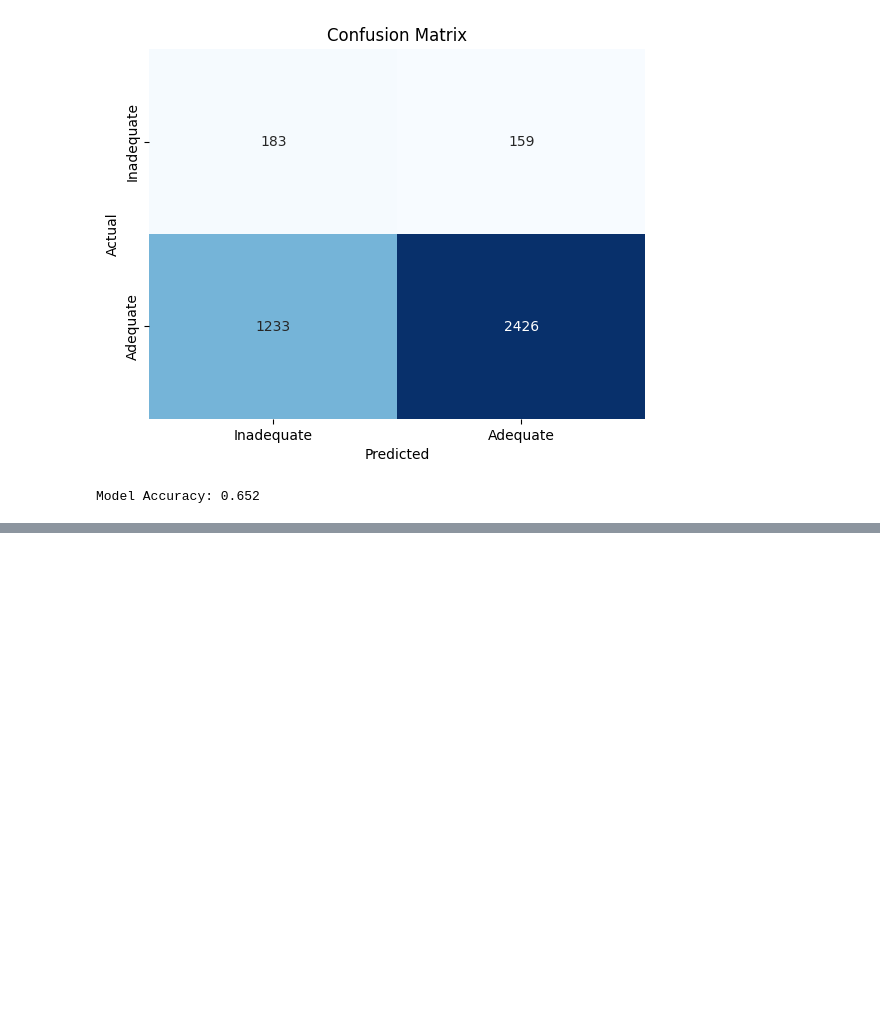
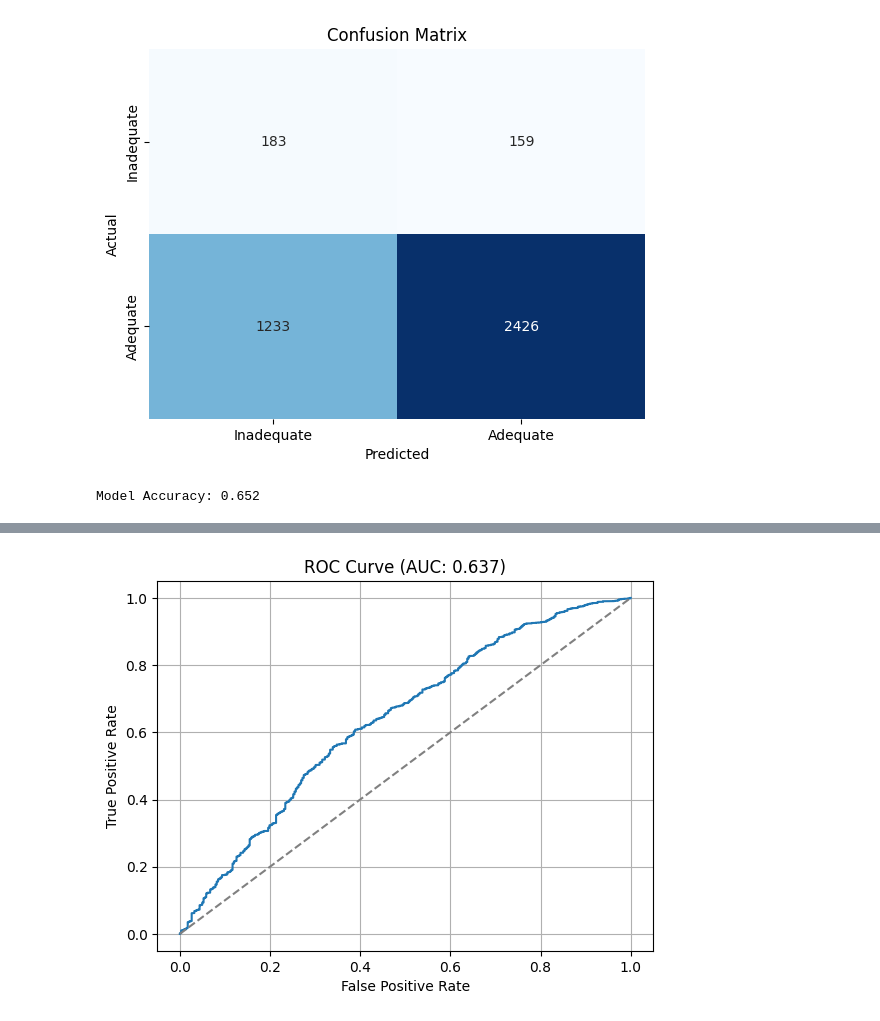
Before and after one commit to DiegoOlaya/rental-housing-cost, a Jupyter notebook: notebooks/supervised_models/logistic_regression.ipynb, the cells around one changed output, grey strips where cells are left out. Saved outputs shown, nothing was run; the diff lists cells and outputs as text; code cells hidden in the pictures; blank space fills up the shorter version.

Commit message:
Add model with non-balanced training set.

```diff
--- a/notebooks/supervised_models/logistic_regression.ipynb
+++ b/notebooks/supervised_models/logistic_regression.ipynb
@@ -186,0 +189,4 @@ Model Accuracy: 0.652
+# %%
+nos_train = pd.concat([not_adequate_train, adequate_train])
+nos_num_only_mod = sm.Logit(nos_train['ADEQUACY'], nos_train.select_dtypes(exclude=['category']).drop(columns=['ADEQUACY'])).fit()
+print(nos_num_only_mod.summary())
@@ -186,0 +211,14 @@ Model Accuracy: 0.652
+# %%
+pred = nos_num_only_mod.predict(test.select_dtypes(exclude=['category']).drop(columns=['ADEQUACY']))
+auc = roc_auc_score(test['ADEQUACY'], pred)
+# Plot ROC curve.
+fpr, tpr, _ = roc_curve(test['ADEQUACY'], pred)
+plt.plot(fpr, tpr)
+plt.plot([0, 1], [0, 1], linestyle='--', color='grey')
+plt.grid()
+plt.xlabel('False Positive Rate')
+plt.ylabel('True Positive Rate')
+plt.title(f"ROC Curve (AUC: {auc:.3f})")
+plt.show()
+# %% [output]
+[figure, added]
```
Also changed, not shown: parts of 3 cells of this notebook.
